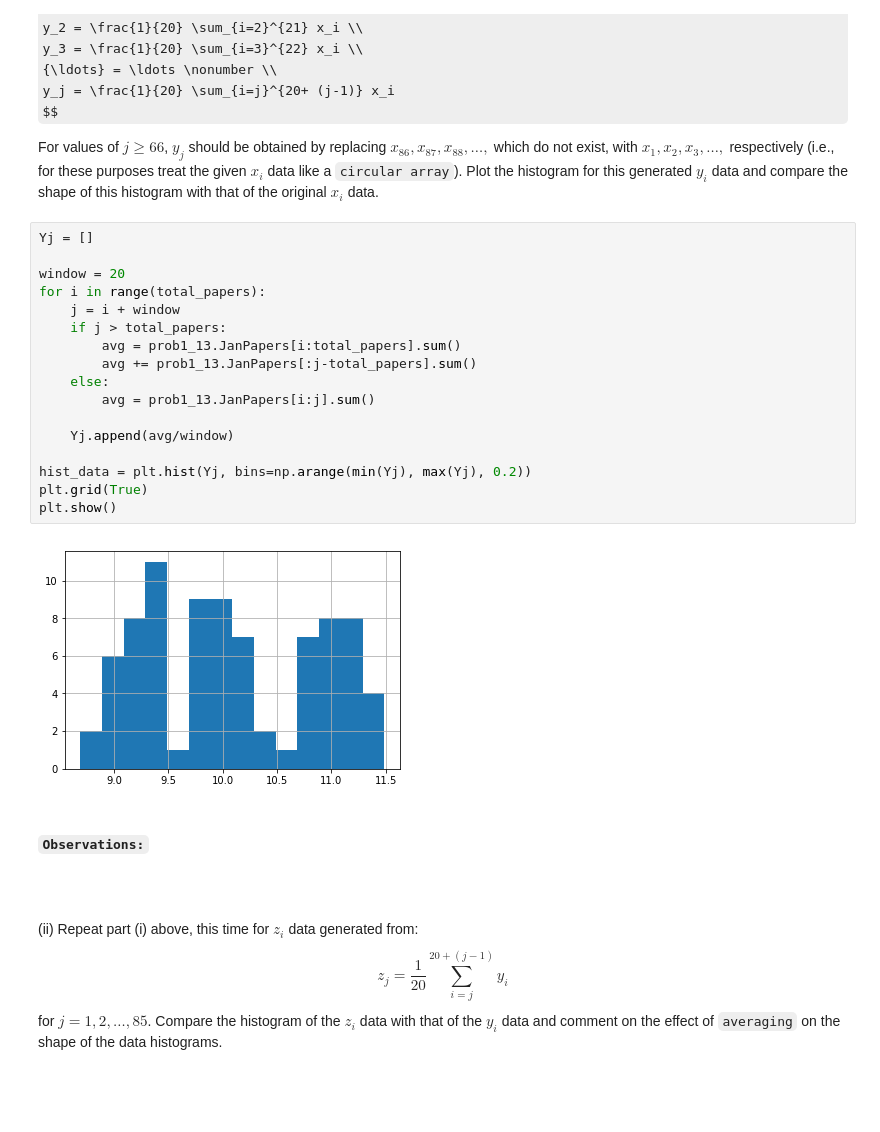
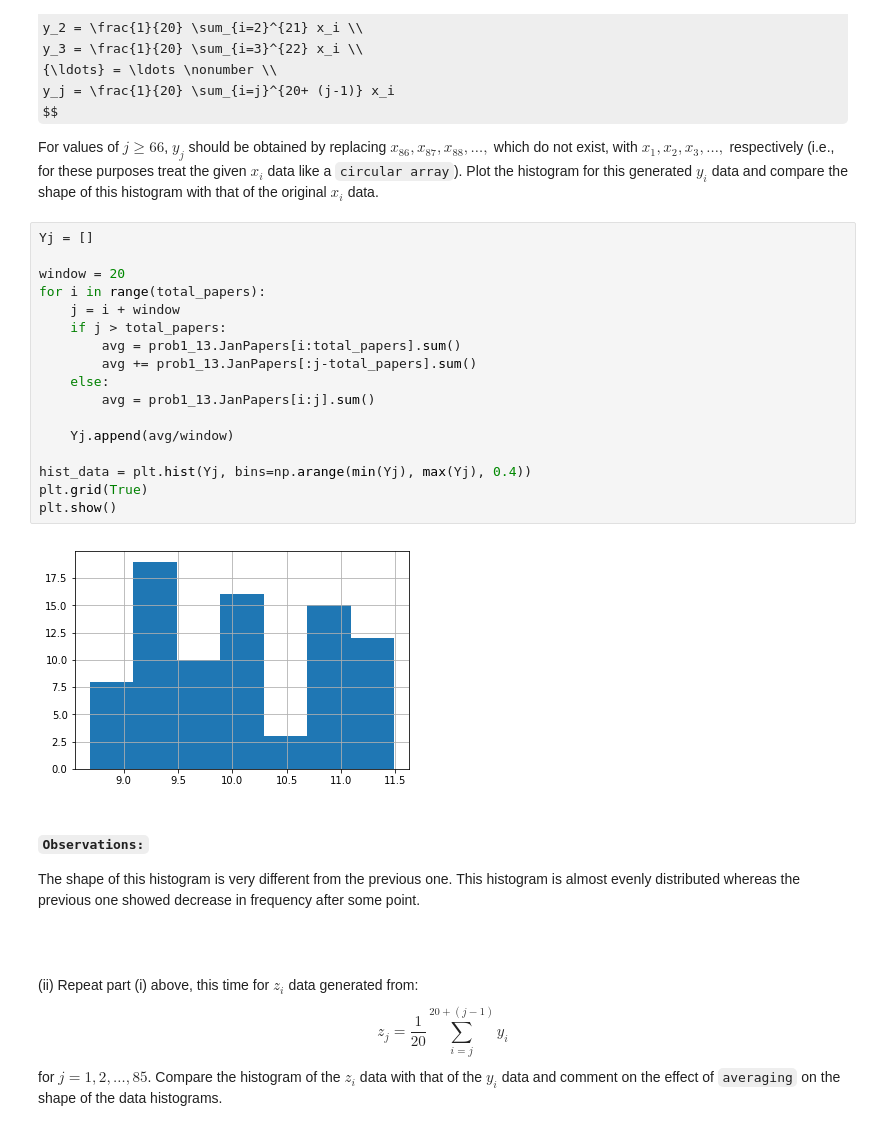
Before and after one commit to ayushi-b/Random_Phenomena_by_Babatunde_Ogunnaike, a Jupyter notebook: Chapter 1/Chapter 1.ipynb, the cells around one changed output. Cells and saved outputs as stored; diff of their text form; some formulas as TeX source; blank space fills up the shorter version.

```diff
--- a/Chapter 1/Chapter 1.ipynb
+++ b/Chapter 1/Chapter 1.ipynb
@@ -786,24 +846,25 @@ respectively (i.e., for these purposes treat the given $x_i$ data like a
 # %%
 Yj = []
 
 window = 20
 for i in range(total_papers):
     j = i + window
     if j > total_papers:
         avg = prob1_13.JanPapers[i:total_papers].sum()
         avg += prob1_13.JanPapers[:j-total_papers].sum()
     else:
         avg = prob1_13.JanPapers[i:j].sum()
 
     Yj.append(avg/window)
 
-hist_data = plt.hist(Yj, bins=np.arange(min(Yj), max(Yj), 0.2))
+hist_data = plt.hist(Yj, bins=np.arange(min(Yj), max(Yj), 0.4))
 plt.grid(True)
 plt.show()
 # %% [output]
-[figure, old version]
+[figure, new version]
-# %% [markdown]
-#### `Observations:`
+# %% [markdown]
+#### `Observations:`
+The shape of this histogram is very different from the previous one. This histogram is almost evenly distributed whereas the previous one showed decrease in frequency after some point.
 # %% [markdown]
 <br><br>
 (ii) Repeat part (i) above, this time for $z_i$ data generated from:
```
Also changed, not shown: parts of 43 cells of this notebook, 11 other files.
